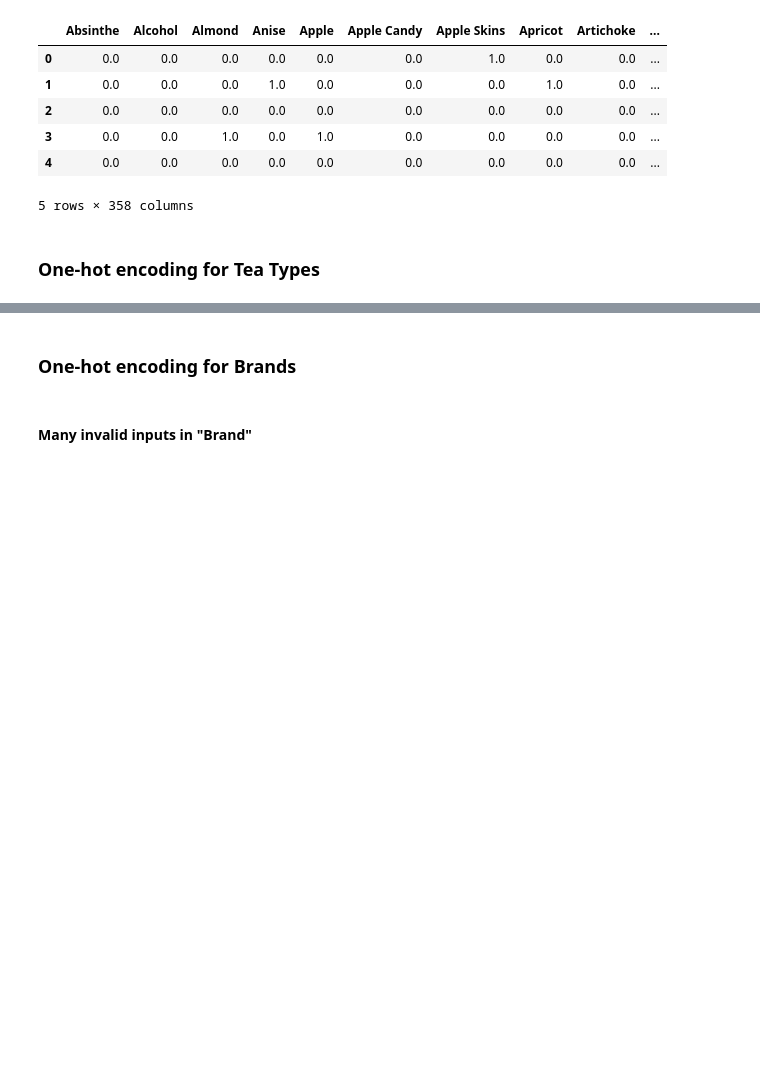
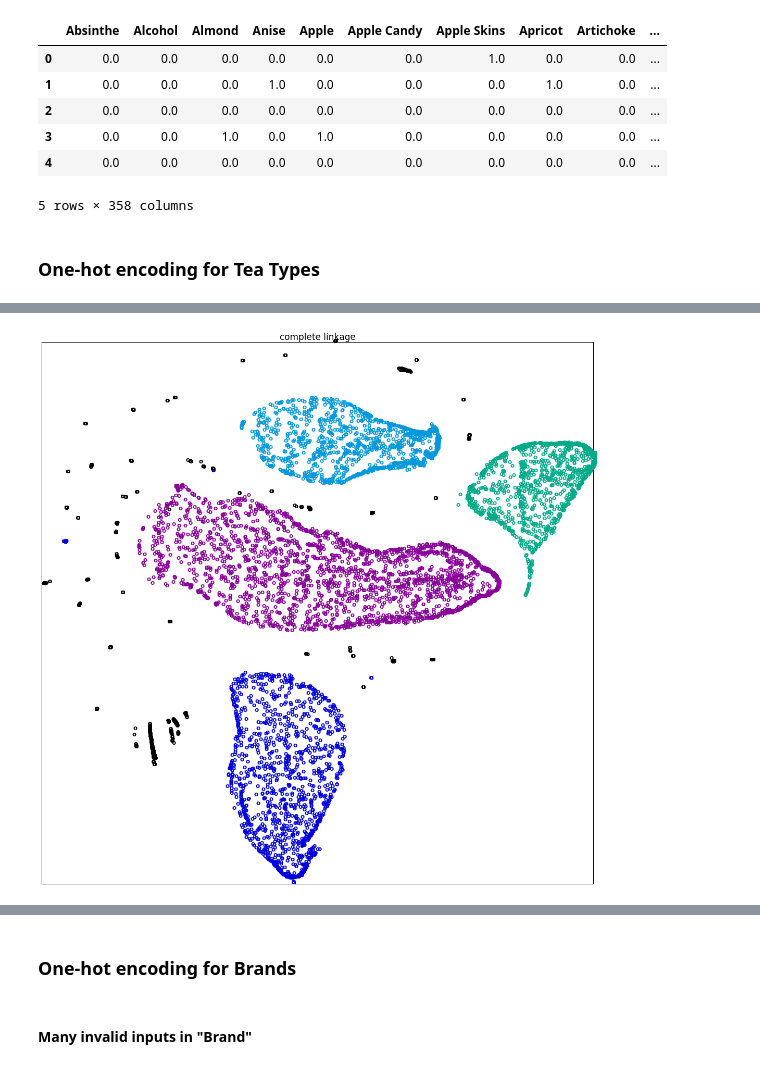
Before and after one commit to donovanOng/cs4300-noveltea, a Jupyter notebook: data/dummy encoding.ipynb, the cells around one changed output, grey strips where cells are left out. Drawn from its saved outputs; the diff is of its cells as text; code cells hidden in the pictures; blank space fills up the shorter version.

```diff
--- a/data/dummy encoding.ipynb
+++ b/data/dummy encoding.ipynb
@@ -87,0 +152,18 @@ flavor_df.head()
+# %%
+# Visualize the clustering
+def plot_clustering(X_red, labels, title=None):
+    x_min, x_max = np.min(X_red, axis=0), np.max(X_red, axis=0)
+    X_red = (X_red - x_min) / (x_max - x_min)
+
+    plt.figure(figsize=(15, 15))
+    for i in range(X_red.shape[0]):
+        plt.text(X_red[i, 0], X_red[i, 1], 'o',
+                 color=plt.cm.spectral(labels[i] / 10.),
+                 fontdict={'weight': 'bold', 'size': 12})
+
+    plt.xticks([])
+    plt.yticks([])
+    if title is not None:
+        plt.title(title, size=17)
+    plt.axis('on')
+    plt.tight_layout()
@@ -87,0 +181,5 @@ flavor_df.head()
+# %%
+plot_clustering(projected_teaType, clustering.labels_, "complete linkage")
+plt.show()
+# %% [output]
+[figure, added]
```
Also changed, not shown: parts of 49 cells of this notebook.
